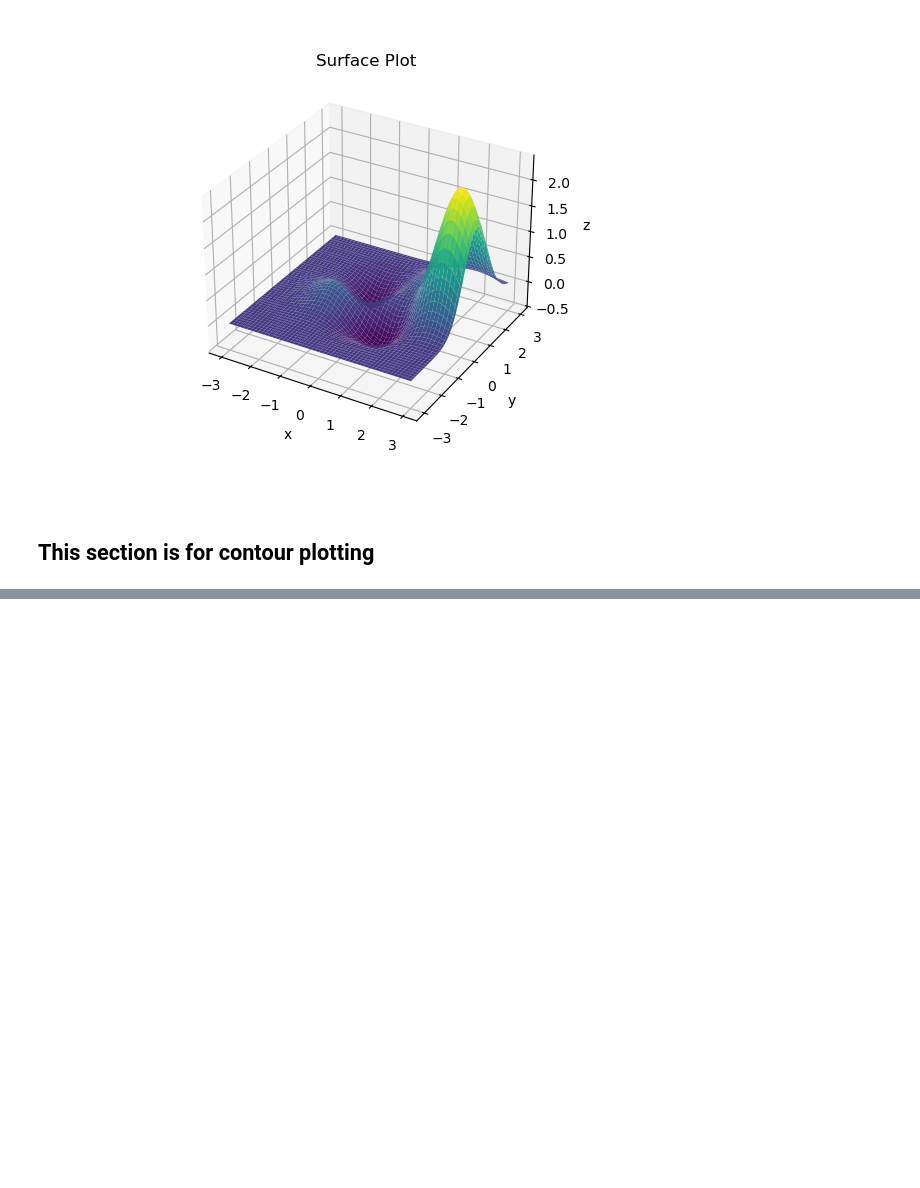
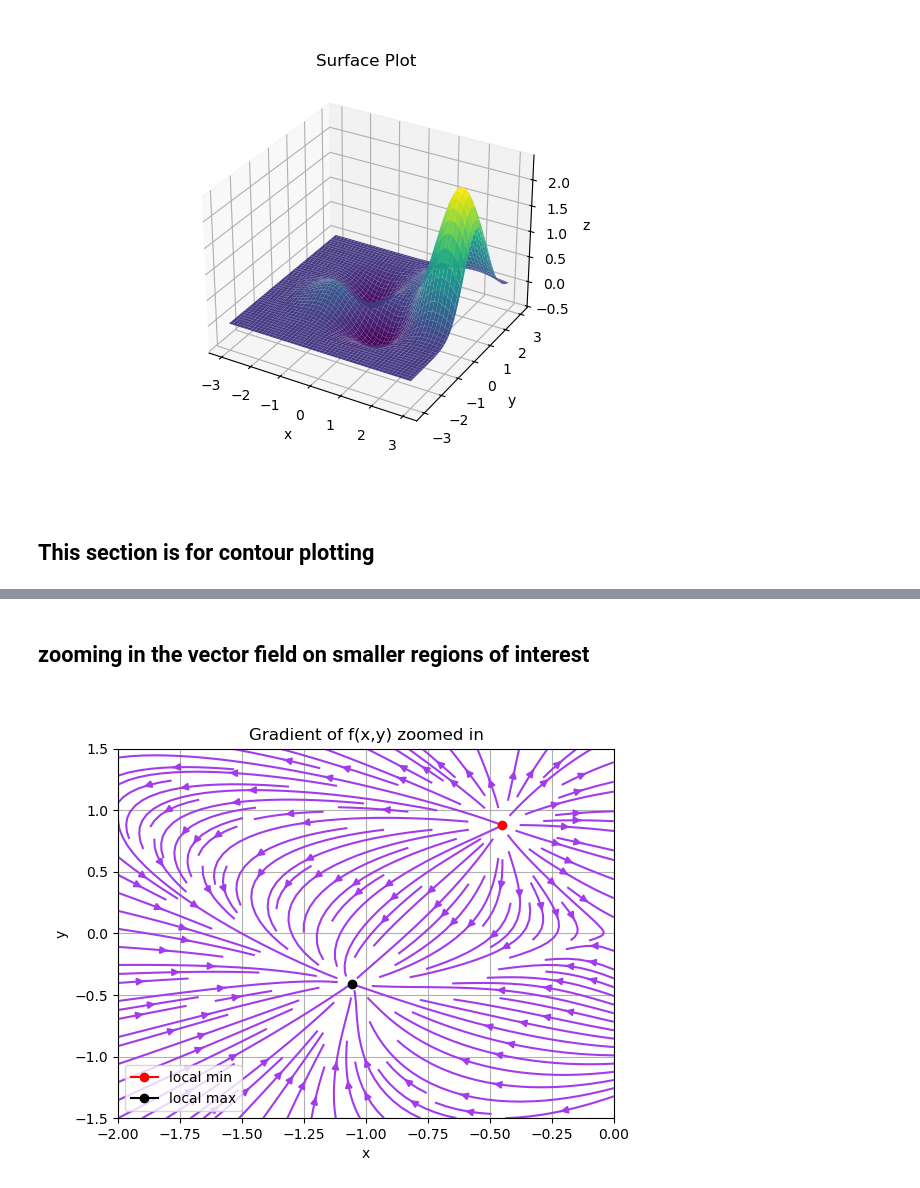
Before and after one commit to e-middleton/calcIII, a Jupyter notebook: surface.ipynb, the cells around one changed output, grey strips where cells are left out. Cells and saved outputs as stored; diff of their text form; code cells hidden in the pictures; blank space fills up the shorter version.

```diff
--- a/surface.ipynb
+++ b/surface.ipynb
@@ -139,0 +183,30 @@ max or min
+# %% [markdown]
+## zooming in the vector field on smaller regions of interest
+# %%
+#   np.linspace(start-point, end-point, number-of-points)
+plt.close('all')
+quiverRangex2 = np.linspace(-2, 0, 30)
+quiverRangey2 = np.linspace(-1.5, 1.5, 30)
+Xq2, Yq2 = np.meshgrid(quiverRangex2,quiverRangey2)
+
+# Depict illustration
+plt.figure()
+ax = fig.add_subplot(111)
+plt.streamplot(Xq2, Yq2, df_dx(Xq2,Yq2), df_dy(Xq2,Yq2), density=1.4, linewidth=None, color='#A23BEC')
+plt.plot(-0.45330632,  0.87671602, marker='o', color='r', label='local min')
+plt.plot(-1.05783737, -0.40857482, marker='o', color='k', label='local max')
+# Setting x, y boundary limits
+plt.xlim(-2, 0)
+plt.ylim(-1.5, 1.5)
+
+# Show plot with grid
+plt.grid()
+
+plt.title('Gradient of f(x,y) zoomed in')
+plt.xlabel('x')
+plt.ylabel('y')
+plt.legend(loc='lower left')
+ax.set_aspect('equal')
+plt.show()
+# %% [output]
+[figure, added]
```
Also changed, not shown: parts of 11 cells of this notebook, 1 other file.
